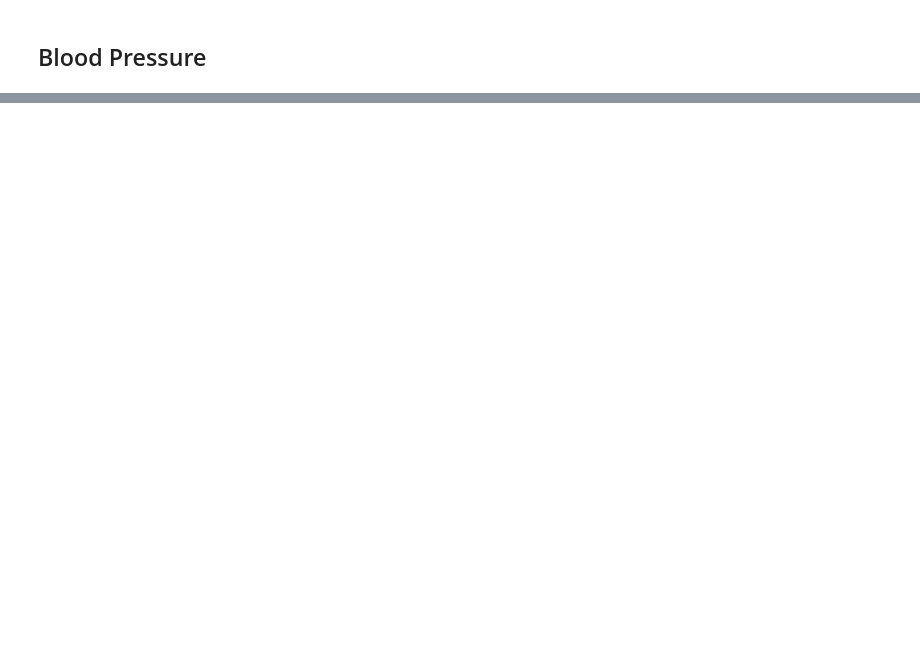
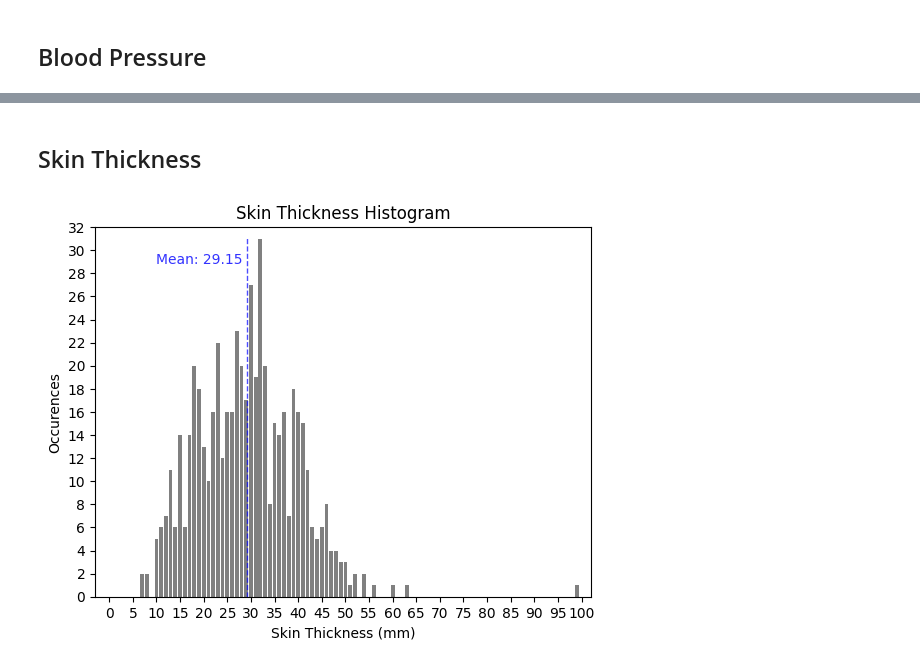
Before and after one commit to Bluxen/DA-Project1, a Jupyter notebook: 13_diabetes_prediction.ipynb, the cells around one changed output, grey strips where cells are left out. Saved outputs shown, nothing was run; the diff lists cells and outputs as text; code cells hidden in the pictures; blank space fills up the shorter version.

```diff
--- a/13_diabetes_prediction.ipynb
+++ b/13_diabetes_prediction.ipynb
@@ -158,0 +165,30 @@ plt.show()
+# %% [markdown]
+## Skin Thickness
+# %%
+# filter out rows where 'Skin Thickness' is 0
+diabetes_filtered_skin_thickness = diabetes[diabetes['Skin Thickness'] != 0]
+
+# get minimum and maximum skin thickness
+min_skin_thickness = diabetes_filtered_skin_thickness['Skin Thickness'].min()
+max_skin_thickness = diabetes_filtered_skin_thickness['Skin Thickness'].max()
+
+# calculate average skin thickness
+average_skin_thickness = diabetes_filtered_skin_thickness['Skin Thickness'].mean()
+
+# show histogram of skin thickness
+counts, bins, patches = plt.hist(diabetes_filtered_skin_thickness['Skin Thickness'], bins=range(0, max_skin_thickness + 2), align='left', rwidth=0.8, color='gray')
+plt.xticks(range(0, max_skin_thickness + 2, 5))
+plt.xlim([0 - 3, max_skin_thickness + 3])
+plt.ylim([0, counts.max() + 1])
+plt.locator_params(axis='y', nbins=20)
+
+# show mean on histogram
+plt.vlines(average_skin_thickness, 0, plt.ylim()[1] * 0.97, colors='blue', linestyles='dashed', linewidth=1, alpha=0.7)
+plt.text(average_skin_thickness - 1, plt.ylim()[1] * 0.9, 'Mean: {:.2f}'.format(average_skin_thickness), color='blue', alpha=0.8, ha='right')
+
+plt.title('Skin Thickness Histogram')
+plt.xlabel('Skin Thickness (mm)')
+plt.ylabel('Occurences')
+plt.show()
+# %% [output]
+[figure, added]
```
Also changed, not shown: parts of 3 cells of this notebook.
